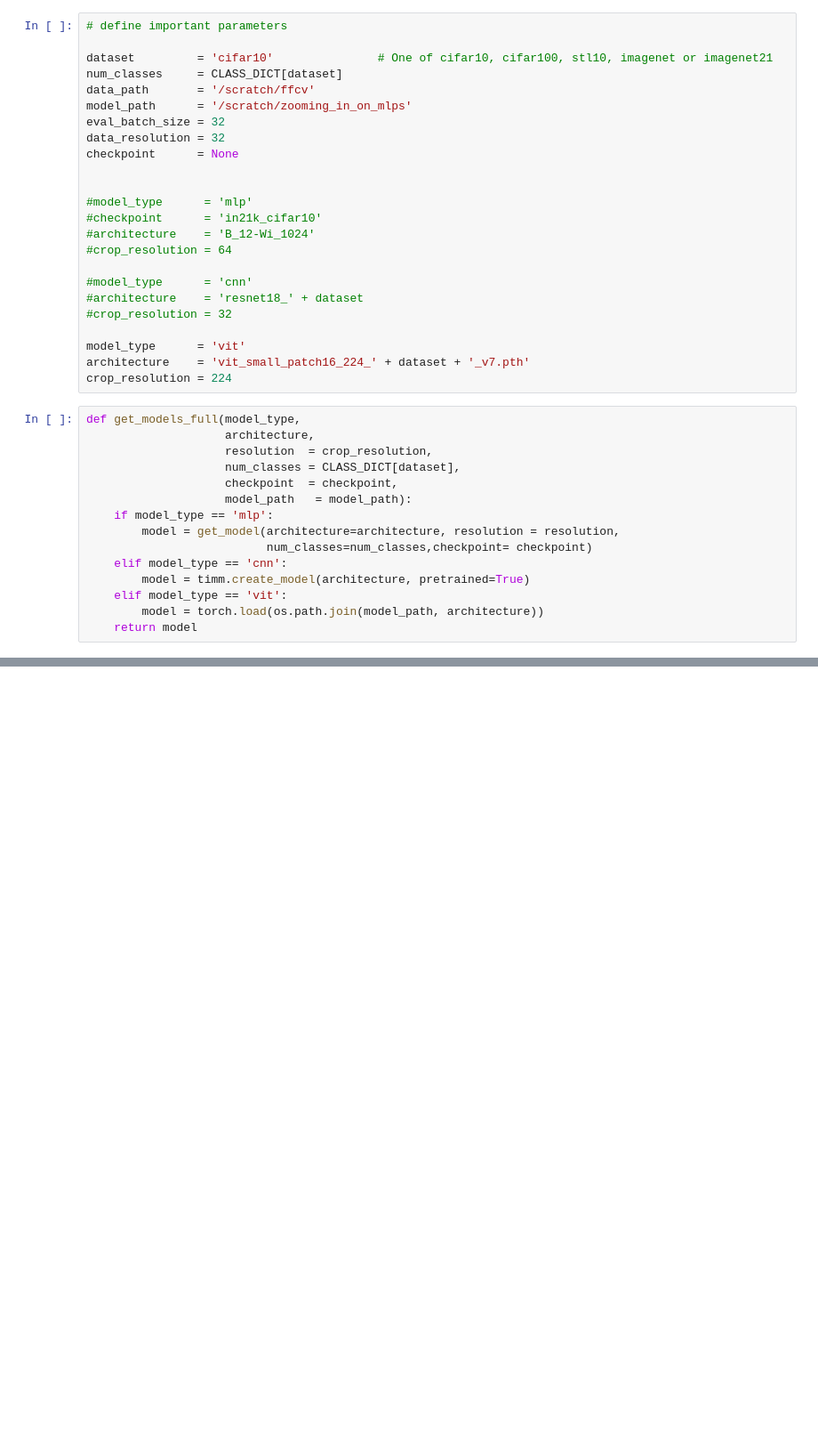
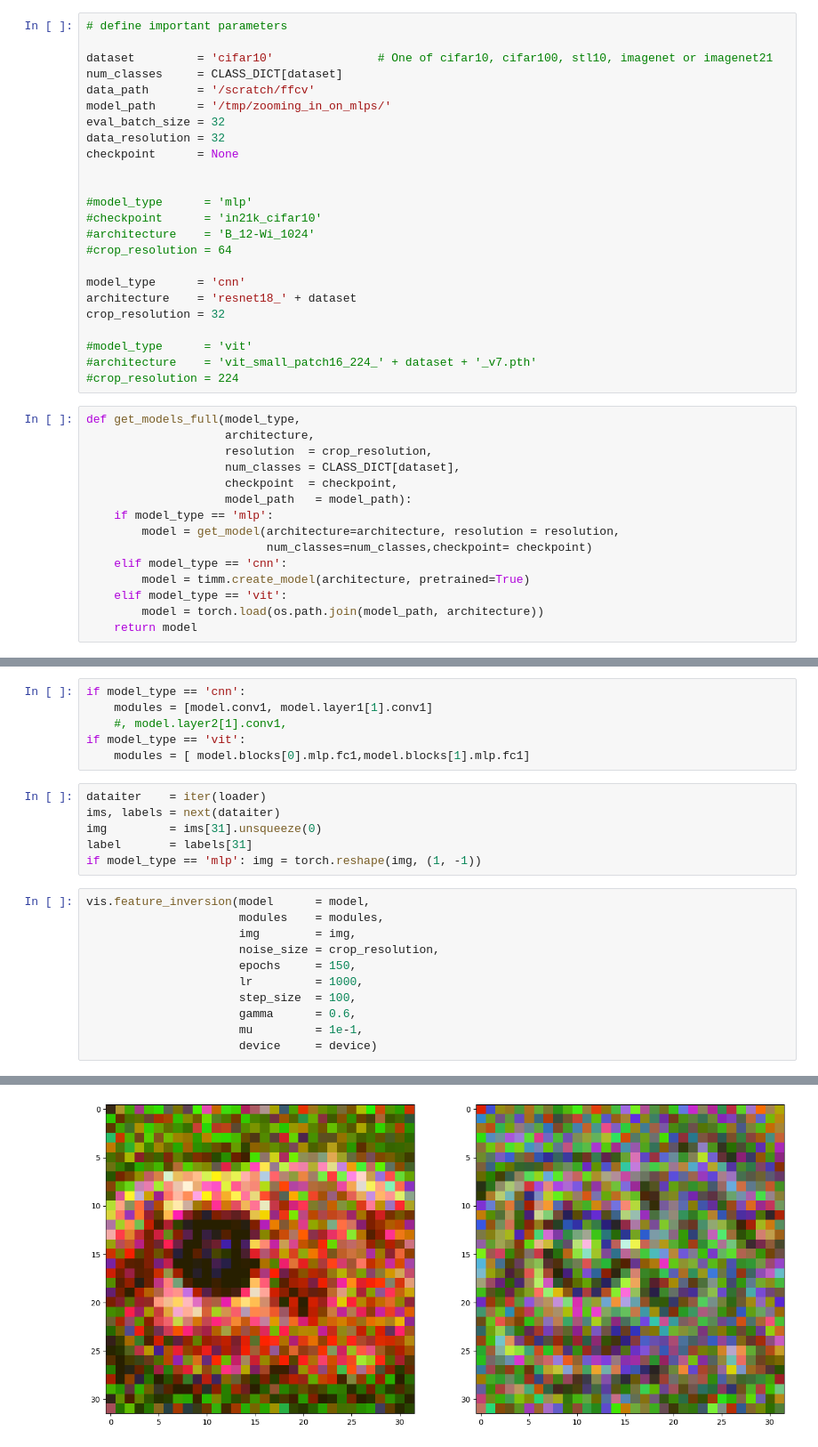
Before and after one commit to angeline-pouget/zooming_in_on_mlps, a Jupyter notebook: vis_experiment.ipynb, the cells around one changed output, grey strips where cells are left out. Shown: that part at 89% size. Cells and saved outputs as stored; diff of their text form; blank space fills up the shorter version.

```diff
--- a/vis_experiment.ipynb
+++ b/vis_experiment.ipynb
@@ -24,7 +22,7 @@ from data_utils.dataset_to_beton import get_dataset
 dataset         = 'cifar10'               # One of cifar10, cifar100, stl10, imagenet or imagenet21
 num_classes     = CLASS_DICT[dataset]
 data_path       = '/scratch/ffcv'
-model_path      = '/scratch/zooming_in_on_mlps'
+model_path      = '/tmp/zooming_in_on_mlps/'
 eval_batch_size = 32
 data_resolution = 32
 checkpoint      = None
@@ -35,13 +33,13 @@ checkpoint      = None
 #architecture    = 'B_12-Wi_1024'
 #crop_resolution = 64
 
-#model_type      = 'cnn'
-#architecture    = 'resnet18_' + dataset
-#crop_resolution = 32
+model_type      = 'cnn'
+architecture    = 'resnet18_' + dataset
+crop_resolution = 32
 
-model_type      = 'vit'
-architecture    = 'vit_small_patch16_224_' + dataset + '_v7.pth'
-crop_resolution = 224
+#model_type      = 'vit'
+#architecture    = 'vit_small_patch16_224_' + dataset + '_v7.pth'
+#crop_resolution = 224
 # %%
 def get_models_full(model_type,
                     architecture,
@@ -83,0 +284,24 @@ Reached 0.9987446069717407 confidence score in epoch 6. Stopping early.
+# %%
+if model_type == 'cnn':
+    modules = [model.conv1, model.layer1[1].conv1]
+    #, model.layer2[1].conv1,
+if model_type == 'vit':
+    modules = [ model.blocks[0].mlp.fc1,model.blocks[1].mlp.fc1]
+# %%
+dataiter    = iter(loader)
+ims, labels = next(dataiter)
+img         = ims[31].unsqueeze(0)
+label       = labels[31]
+if model_type == 'mlp': img = torch.reshape(img, (1, -1))
+# %%
+vis.feature_inversion(model      = model,
+                      modules    = modules,
+                      img        = img,
+                      noise_size = crop_resolution,
+                      epochs     = 150,
+                      lr         = 1000,
+                      step_size  = 100,
+                      gamma      = 0.6,
+                      mu         = 1e-1,
+                      device     = device)
+# %% [output]
@@ -83,0 +325 @@ Reached 0.9987446069717407 confidence score in epoch 6. Stopping early.
+[figure, added]
```
Also changed, not shown: parts of 9 cells of this notebook, 1 other file.
